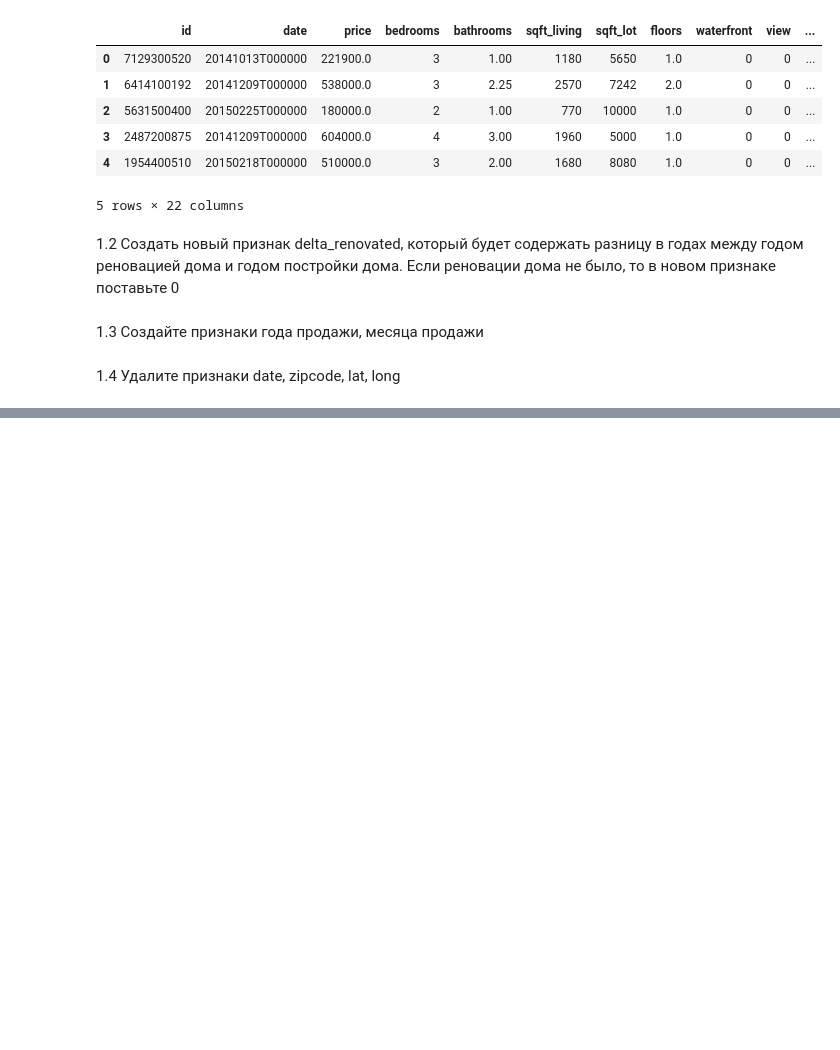
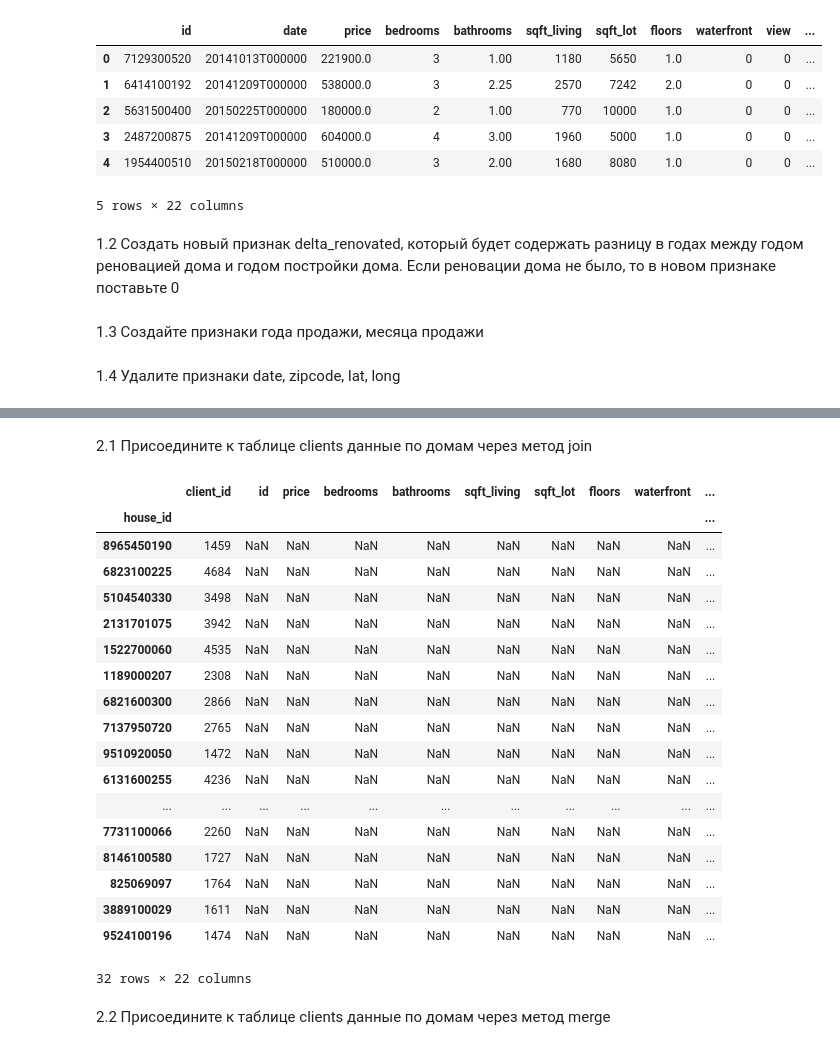
Before and after one commit to machinajg/Homework_3_pandas, a Jupyter notebook: Homework_3_pandas.ipynb, the cells around one changed output, grey strips where cells are left out. Drawn from its saved outputs; the diff is of its cells as text; code cells hidden in the pictures; blank space fills up the shorter version.

```diff
--- a/Homework_3_pandas.ipynb
+++ b/Homework_3_pandas.ipynb
@@ -55,0 +61,5 @@ df.drop(columns = ['date', 'zipcode', 'lat', 'long'], inplace = True)
+# %%
+clients = pd.DataFrame({
+            'client_id': [1459, 4684, 3498, 3942, 4535, 2308, 2866, 2765, 1472, 4236, 2295, 939, 3840,  280,   20, 4332, 3475, 4213, 3113, 4809, 2134, 2242, 2068, 4929, 1384, 1589, 3317, 2260, 1727, 1764, 1611, 1474],
+            'house_id': [8965450190, 6823100225, 5104540330, 2131701075, 1522700060, 1189000207, 6821600300, 7137950720, 9510920050, 6131600255, 5428000070, 1788800910, 8100400160, 3123049142, 6306800010, 5083000375, 7920100025, 1951600150,  809001400,  339600110, 1622049154, 1099600250, 8563000110, 2768100205, 3995700435, 8861700030, 3303980210, 7731100066, 8146100580,  825069097, 3889100029, 9524100196]
+})
@@ -55,0 +75,28 @@ df.drop(columns = ['date', 'zipcode', 'lat', 'long'], inplace = True)
+# %% [markdown]
+2.1 Присоедините к таблице clients данные по домам через метод join
+# %%
+clients_id = clients.set_index('house_id')
+# %%
+clients_id.join(df)
+# %% [output]
+|  | client_id | id | price | bedrooms | bathrooms | sqft_living | sqft_lot | floors | waterfront | ... |
+| house_id |  |  |  |  |  |  |  |  |  | ... |
+| 8965450190 | 1459 | NaN | NaN | NaN | NaN | NaN | NaN | NaN | NaN | ... |
+| 6823100225 | 4684 | NaN | NaN | NaN | NaN | NaN | NaN | NaN | NaN | ... |
+| 5104540330 | 3498 | NaN | NaN | NaN | NaN | NaN | NaN | NaN | NaN | ... |
+| 2131701075 | 3942 | NaN | NaN | NaN | NaN | NaN | NaN | NaN | NaN | ... |
+| 1522700060 | 4535 | NaN | NaN | NaN | NaN | NaN | NaN | NaN | NaN | ... |
+| 1189000207 | 2308 | NaN | NaN | NaN | NaN | NaN | NaN | NaN | NaN | ... |
+| 6821600300 | 2866 | NaN | NaN | NaN | NaN | NaN | NaN | NaN | NaN | ... |
+| 7137950720 | 2765 | NaN | NaN | NaN | NaN | NaN | NaN | NaN | NaN | ... |
+| 9510920050 | 1472 | NaN | NaN | NaN | NaN | NaN | NaN | NaN | NaN | ... |
+| 6131600255 | 4236 | NaN | NaN | NaN | NaN | NaN | NaN | NaN | NaN | ... |
+| ... | ... | ... | ... | ... | ... | ... | ... | ... | ... | ... |
+| 7731100066 | 2260 | NaN | NaN | NaN | NaN | NaN | NaN | NaN | NaN | ... |
+| 8146100580 | 1727 | NaN | NaN | NaN | NaN | NaN | NaN | NaN | NaN | ... |
+| 825069097 | 1764 | NaN | NaN | NaN | NaN | NaN | NaN | NaN | NaN | ... |
+| 3889100029 | 1611 | NaN | NaN | NaN | NaN | NaN | NaN | NaN | NaN | ... |
+| 9524100196 | 1474 | NaN | NaN | NaN | NaN | NaN | NaN | NaN | NaN | ... |
+32 rows × 22 columns
+# %% [markdown]
+2.2 Присоедините к таблице clients данные по домам через метод merge
```
Also changed, not shown: parts of 4 cells of this notebook, 1 other file.
